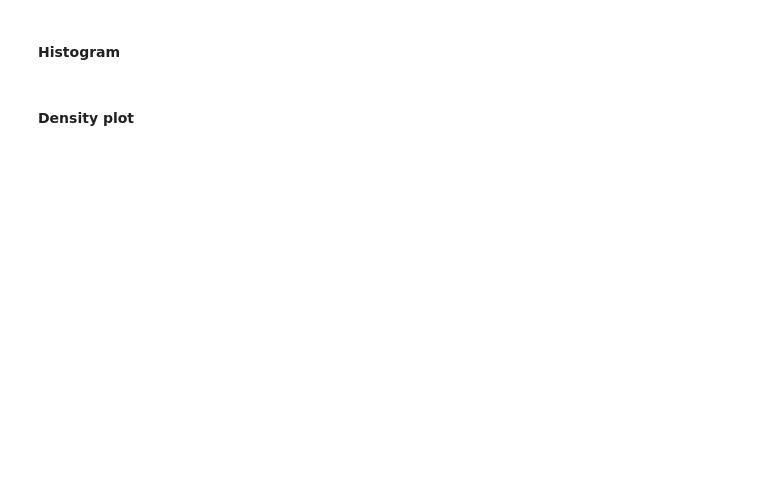
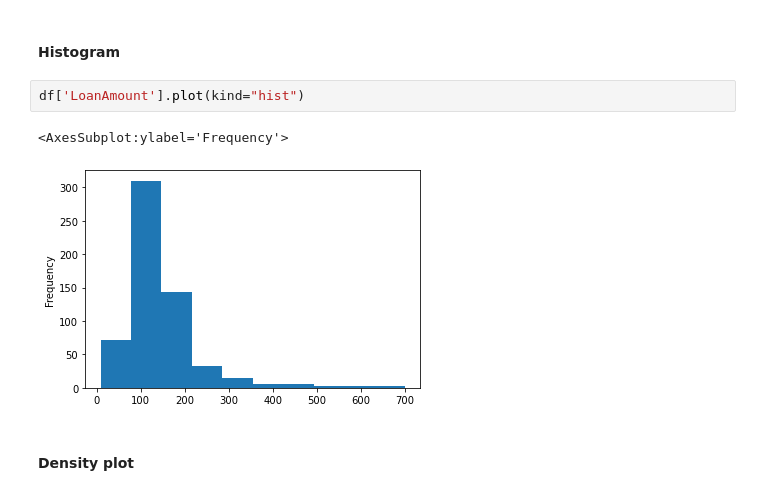
Before and after one commit to SR1608/Pandas, a Jupyter notebook: Pandas_Session_1.ipynb, the cells around one changed output. Saved outputs shown, nothing was run; the diff lists cells and outputs as text; blank space fills up the shorter version.

```diff
--- a/Pandas_Session_1.ipynb
+++ b/Pandas_Session_1.ipynb
@@ -224,4 +523,9 @@ Different types of variables are Categorical, ordinal and numerical.
 # %% [markdown]
 #### Histogram
+# %%
+df['LoanAmount'].plot(kind="hist")
+# %% [output]
+<AxesSubplot:ylabel='Frequency'>
+[figure, added]
 # %% [markdown]
 #### Density plot
```
Also changed, not shown: parts of 49 cells of this notebook, 1 other file.
